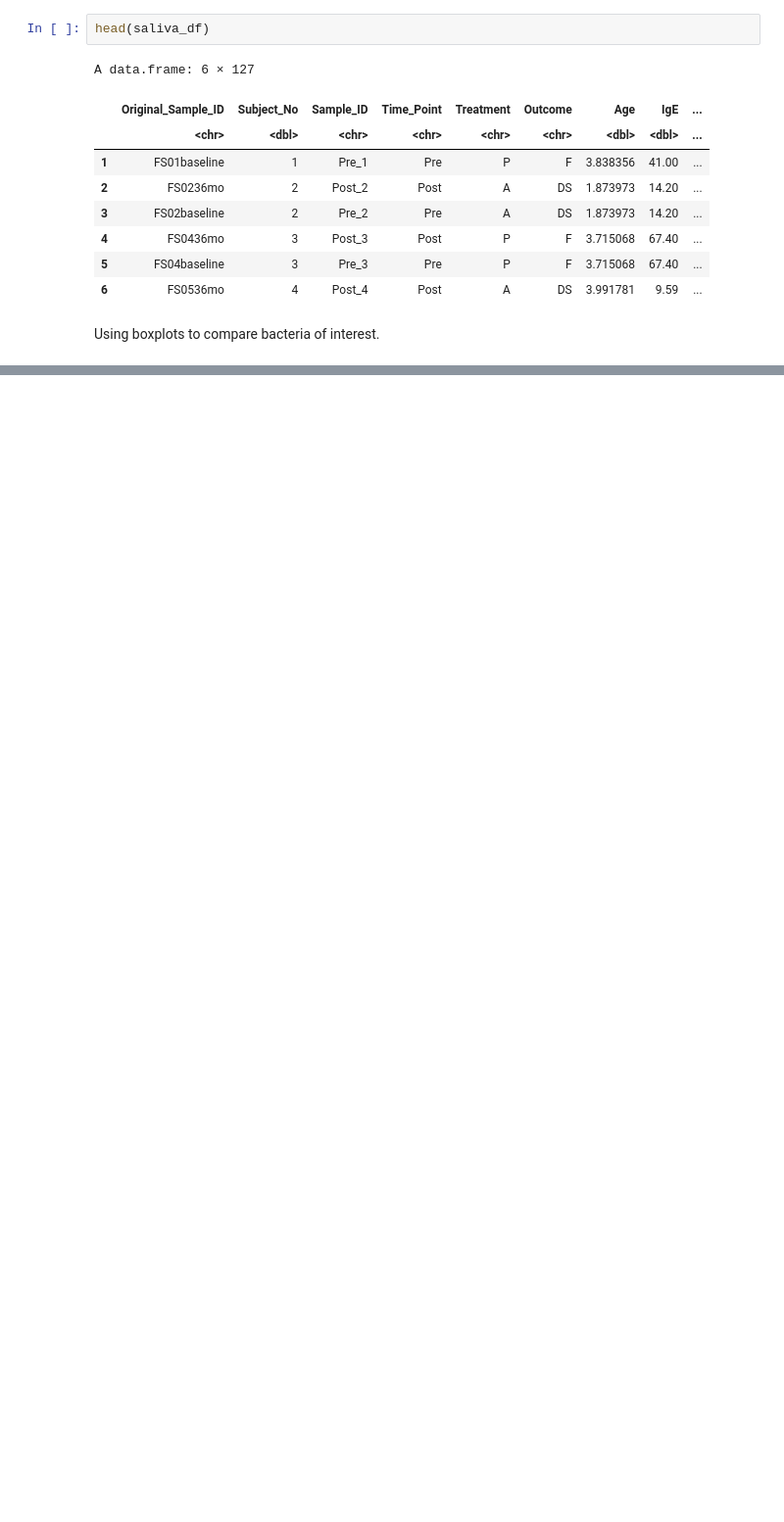
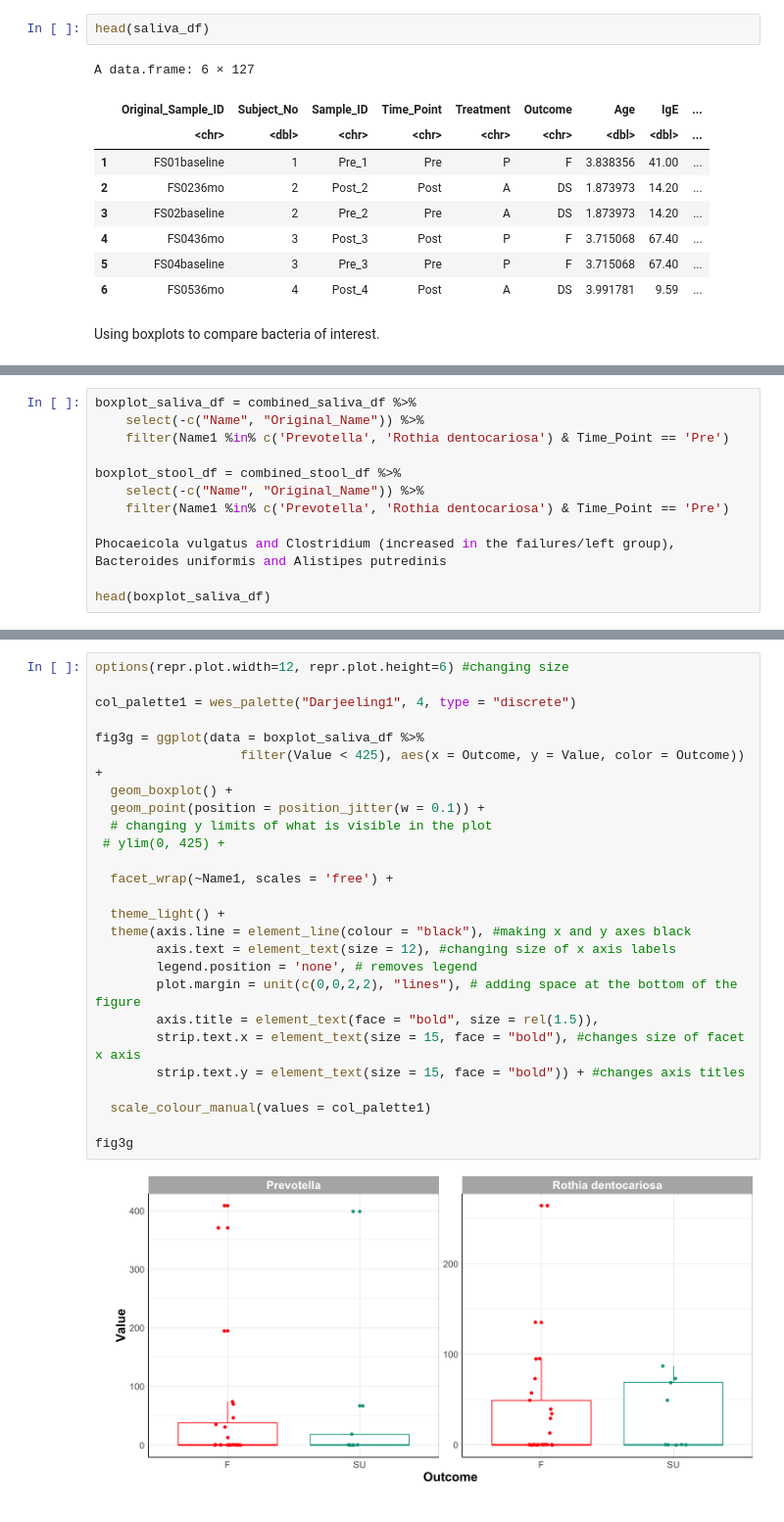
Before and after one commit to Ragerlab/P1013.-Microbiome-Peanut-Allergy, a Jupyter notebook: 3. Individual Bacteria Visualizations/Boxplots.ipynb, the cells around one changed output, grey strips where cells are left out. Shown at 98% size. Saved outputs shown, nothing was run; the diff lists cells and outputs as text; blank space fills up the shorter version.

```diff
--- a/3. Individual Bacteria Visualizations/Boxplots.ipynb
+++ b/3. Individual Bacteria Visualizations/Boxplots.ipynb
@@ -75,3 +89,15 @@ A tibble: 6 × 12
 | FS01baseline | 1 | Pre_1 | Pre | P | F | 3.838356 | 41 | High | ... |
 | FS01baseline | 1 | Pre_1 | Pre | P | F | 3.838356 | 41 | High | ... |
 | FS01baseline | 1 | Pre_1 | Pre | P | F | 3.838356 | 41 | High | ... |
+# %%
+boxplot_saliva_df = combined_saliva_df %>%
+    select(-c("Name", "Original_Name")) %>%
+    filter(Name1 %in% c('Prevotella', 'Rothia dentocariosa') & Time_Point == 'Pre')
+
+boxplot_stool_df = combined_stool_df %>%
+    select(-c("Name", "Original_Name")) %>%
+    filter(Name1 %in% c('Prevotella', 'Rothia dentocariosa') & Time_Point == 'Pre')
+
+Phocaeicola vulgatus and Clostridium (increased in the failures/left group), Bacteroides uniformis and Alistipes putredinis
+
+head(boxplot_saliva_df)
@@ -77,0 +114,28 @@ A tibble: 6 × 12
+# %%
+options(repr.plot.width=12, repr.plot.height=6) #changing size
+
+col_palette1 = wes_palette("Darjeeling1", 4, type = "discrete")
+
+fig3g = ggplot(data = boxplot_saliva_df %>%
+                   filter(Value < 425), aes(x = Outcome, y = Value, color = Outcome)) +
+  geom_boxplot() +
+  geom_point(position = position_jitter(w = 0.1)) +
+  # changing y limits of what is visible in the plot
+ # ylim(0, 425) +
+
+  facet_wrap(~Name1, scales = 'free') +
+
+  theme_light() +
+  theme(axis.line = element_line(colour = "black"), #making x and y axes black
+        axis.text = element_text(size = 12), #changing size of x axis labels
+        legend.position = 'none', # removes legend
+        plot.margin = unit(c(0,0,2,2), "lines"), # adding space at the bottom of the figure
+        axis.title = element_text(face = "bold", size = rel(1.5)),
+        strip.text.x = element_text(size = 15, face = "bold"), #changes size of facet x axis
+        strip.text.y = element_text(size = 15, face = "bold")) + #changes axis titles
+
+  scale_colour_manual(values = col_palette1)
+
+fig3g
+# %% [output]
+[figure, added]
```
Also changed, not shown: parts of 3 cells of this notebook.
